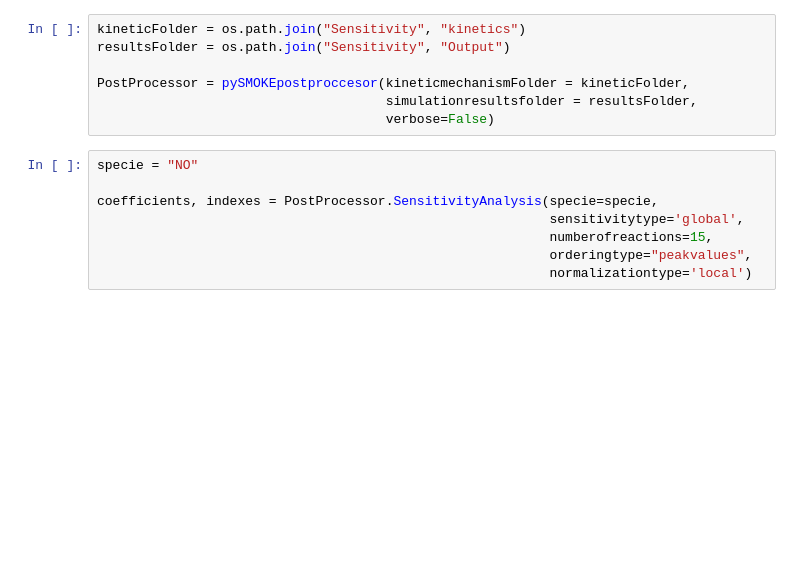
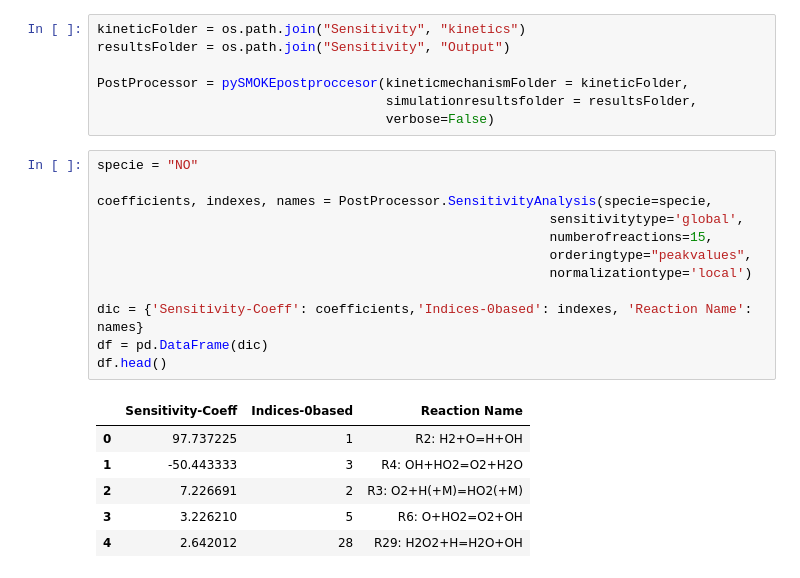
Before and after one commit to tdinelli/pySMOKEPostProcessor, a Jupyter notebook: examples/Sensitivity.ipynb, the cells around one changed output. Cells and saved outputs as stored; diff of their text form; blank space fills up the shorter version.

```diff
--- a/examples/Sensitivity.ipynb
+++ b/examples/Sensitivity.ipynb
@@ -17,8 +19,19 @@ PostProcessor = pySMOKEpostproccesor(kineticmechanismFolder = kineticFolder,
 # %%
 specie = "NO"
 
-coefficients, indexes = PostProcessor.SensitivityAnalysis(specie=specie,
+coefficients, indexes, names = PostProcessor.SensitivityAnalysis(specie=specie,
                                                           sensitivitytype='global',
                                                           numberofreactions=15,
                                                           orderingtype="peakvalues",
                                                           normalizationtype='local')
+
+dic = {'Sensitivity-Coeff': coefficients,'Indices-0based': indexes, 'Reaction Name': names}
+df = pd.DataFrame(dic)
+df.head()
+# %% [output]
+|  | Sensitivity-Coeff | Indices-0based | Reaction Name |
+| 0 | 97.737225 | 1 | R2: H2+O=H+OH |
+| 1 | -50.443333 | 3 | R4: OH+HO2=O2+H2O |
+| 2 | 7.226691 | 2 | R3: O2+H(+M)=HO2(+M) |
+| 3 | 3.226210 | 5 | R6: O+HO2=O2+OH |
+| 4 | 2.642012 | 28 | R29: H2O2+H=H2O+OH |
```
Also changed, not shown: parts of 3 cells of this notebook.
